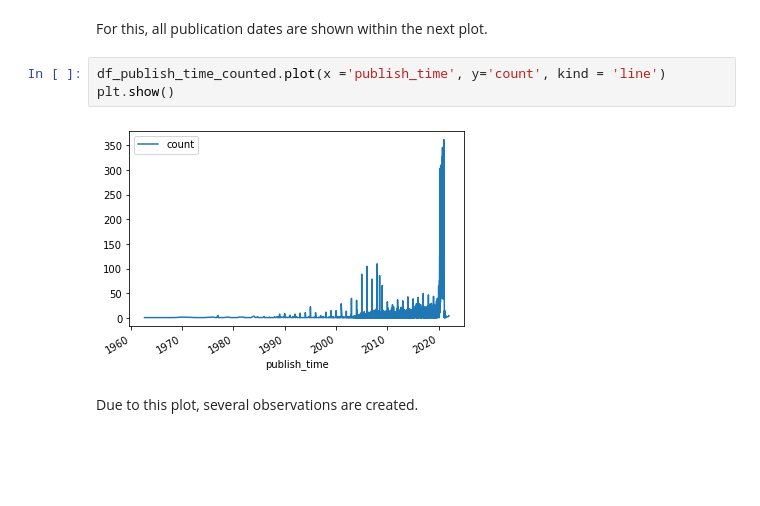
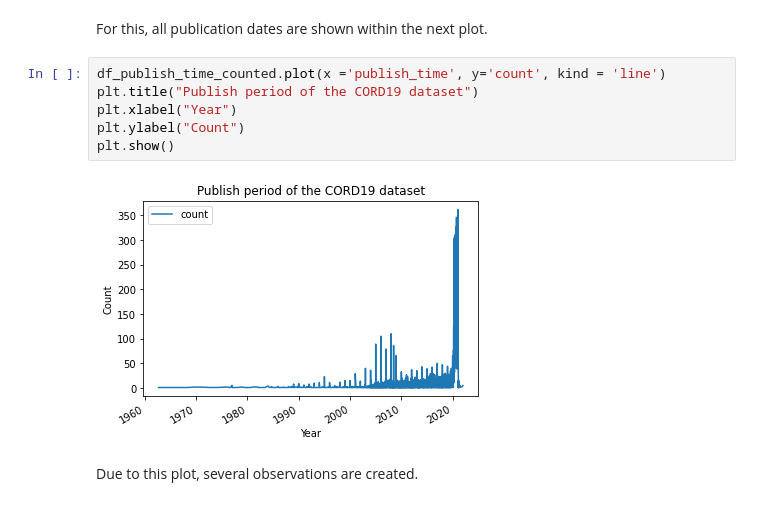
Before and after one commit to kopatri/cs5099masterthesis, a Jupyter notebook: notebooks/CORD-19-explore-dataset-cs5099.ipynb, the cells around one changed output. Drawn from its saved outputs; the diff is of its cells as text; blank space fills up the shorter version.

```diff
--- a/notebooks/CORD-19-explore-dataset-cs5099.ipynb
+++ b/notebooks/CORD-19-explore-dataset-cs5099.ipynb
@@ -630,9 +634,12 @@ As a result, most of the publications are published after 2019/31/12 which means
 For this, all publication dates are shown within the next plot.
 # %%
 df_publish_time_counted.plot(x ='publish_time', y='count', kind = 'line')
+plt.title("Publish period of the CORD19 dataset")
+plt.xlabel("Year")
+plt.ylabel("Count")
 plt.show()
 # %% [output]
-[figure, old version]
+[figure, new version]
 # %% [markdown]
 Due to this plot, several observations are created.
 # %% [markdown]
```
Also changed, not shown: parts of 5 cells of this notebook, 4 other files.
